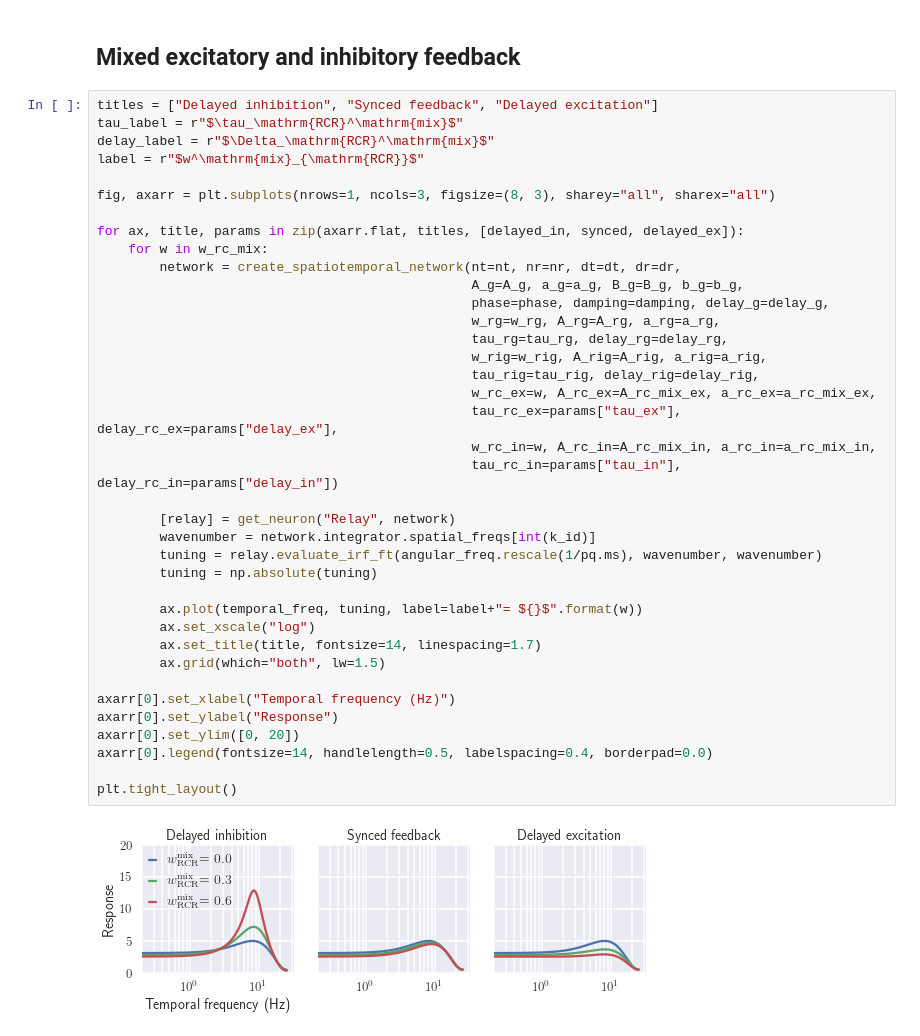
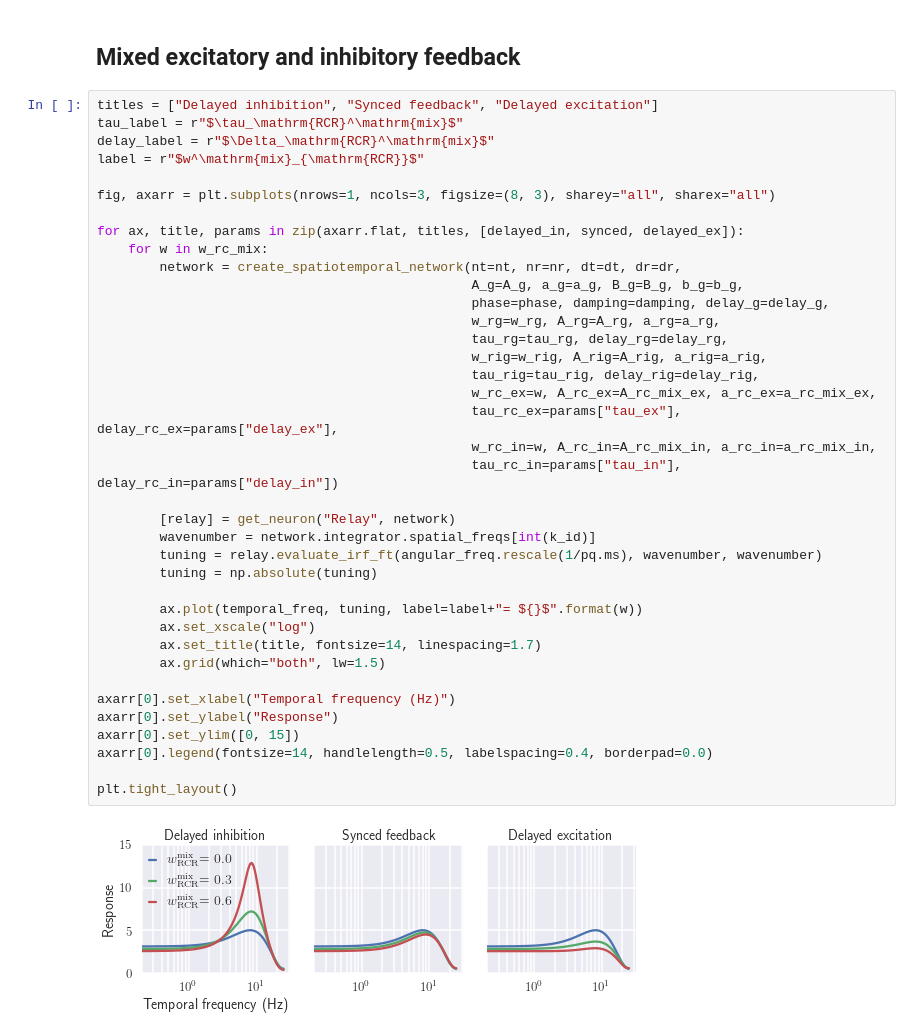
Before and after one commit to miladh/edog-simulations, a Jupyter notebook: temporal_freq_tuning/temporal_freq_tuning.ipynb, the cells around one changed output. Saved outputs shown, nothing was run; the diff lists cells and outputs as text.

Commit message:
ylim fix

```diff
--- a/temporal_freq_tuning/temporal_freq_tuning.ipynb
+++ b/temporal_freq_tuning/temporal_freq_tuning.ipynb
@@ -165,32 +165,32 @@ fig, axarr = plt.subplots(nrows=1, ncols=3, figsize=(8, 3), sharey="all", sharex
 for ax, title, params in zip(axarr.flat, titles, [delayed_in, synced, delayed_ex]):
     for w in w_rc_mix:
         network = create_spatiotemporal_network(nt=nt, nr=nr, dt=dt, dr=dr,
                                                 A_g=A_g, a_g=a_g, B_g=B_g, b_g=b_g,
                                                 phase=phase, damping=damping, delay_g=delay_g,
                                                 w_rg=w_rg, A_rg=A_rg, a_rg=a_rg,
                                                 tau_rg=tau_rg, delay_rg=delay_rg,
                                                 w_rig=w_rig, A_rig=A_rig, a_rig=a_rig,
                                                 tau_rig=tau_rig, delay_rig=delay_rig,
                                                 w_rc_ex=w, A_rc_ex=A_rc_mix_ex, a_rc_ex=a_rc_mix_ex,
                                                 tau_rc_ex=params["tau_ex"], delay_rc_ex=params["delay_ex"],
                                                 w_rc_in=w, A_rc_in=A_rc_mix_in, a_rc_in=a_rc_mix_in,
                                                 tau_rc_in=params["tau_in"], delay_rc_in=params["delay_in"])
 
         [relay] = get_neuron("Relay", network)
         wavenumber = network.integrator.spatial_freqs[int(k_id)]
         tuning = relay.evaluate_irf_ft(angular_freq.rescale(1/pq.ms), wavenumber, wavenumber)
         tuning = np.absolute(tuning)
 
         ax.plot(temporal_freq, tuning, label=label+"= ${}$".format(w))
         ax.set_xscale("log")
         ax.set_title(title, fontsize=14, linespacing=1.7)
         ax.grid(which="both", lw=1.5)
 
 axarr[0].set_xlabel("Temporal frequency (Hz)")
 axarr[0].set_ylabel("Response")
-axarr[0].set_ylim([0, 20])
+axarr[0].set_ylim([0, 15])
 axarr[0].legend(fontsize=14, handlelength=0.5, labelspacing=0.4, borderpad=0.0)
 
 plt.tight_layout()
 # %% [output]
-[figure, old version]
+[figure, new version]
```
